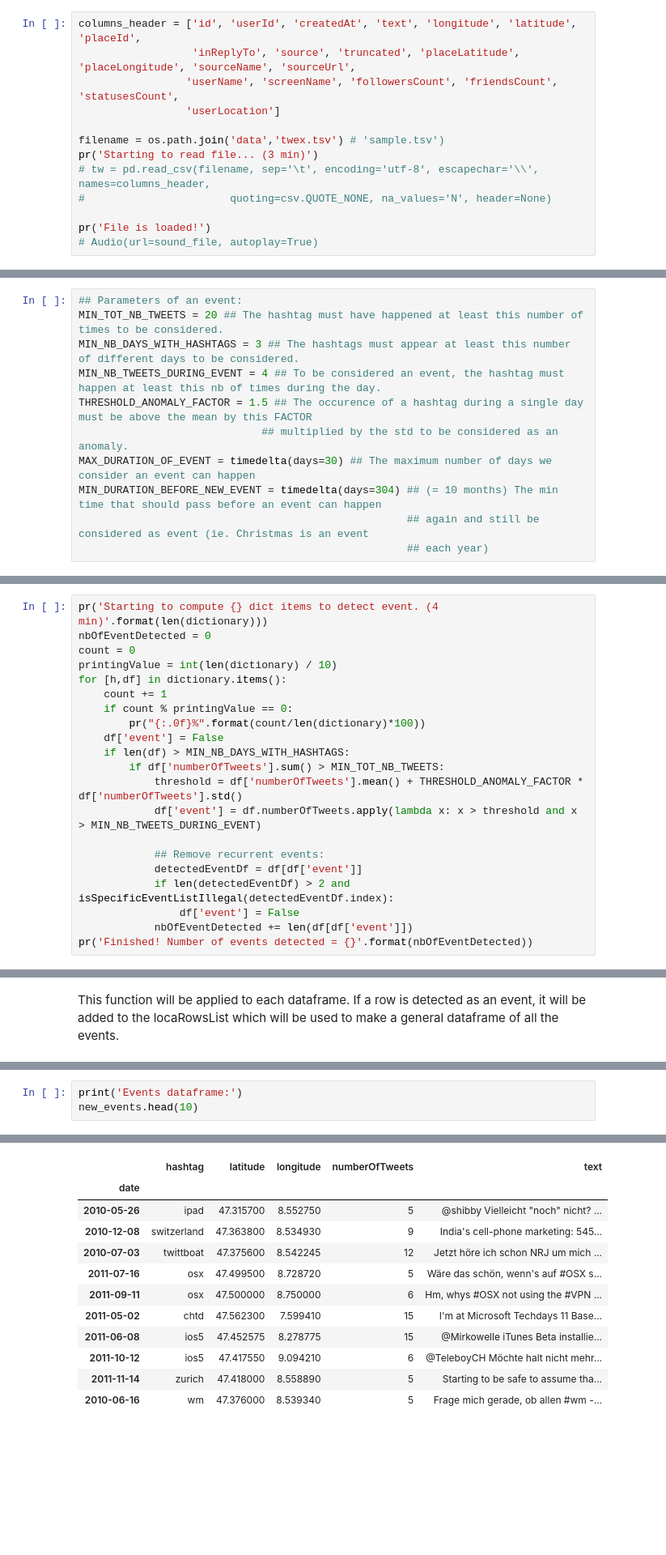
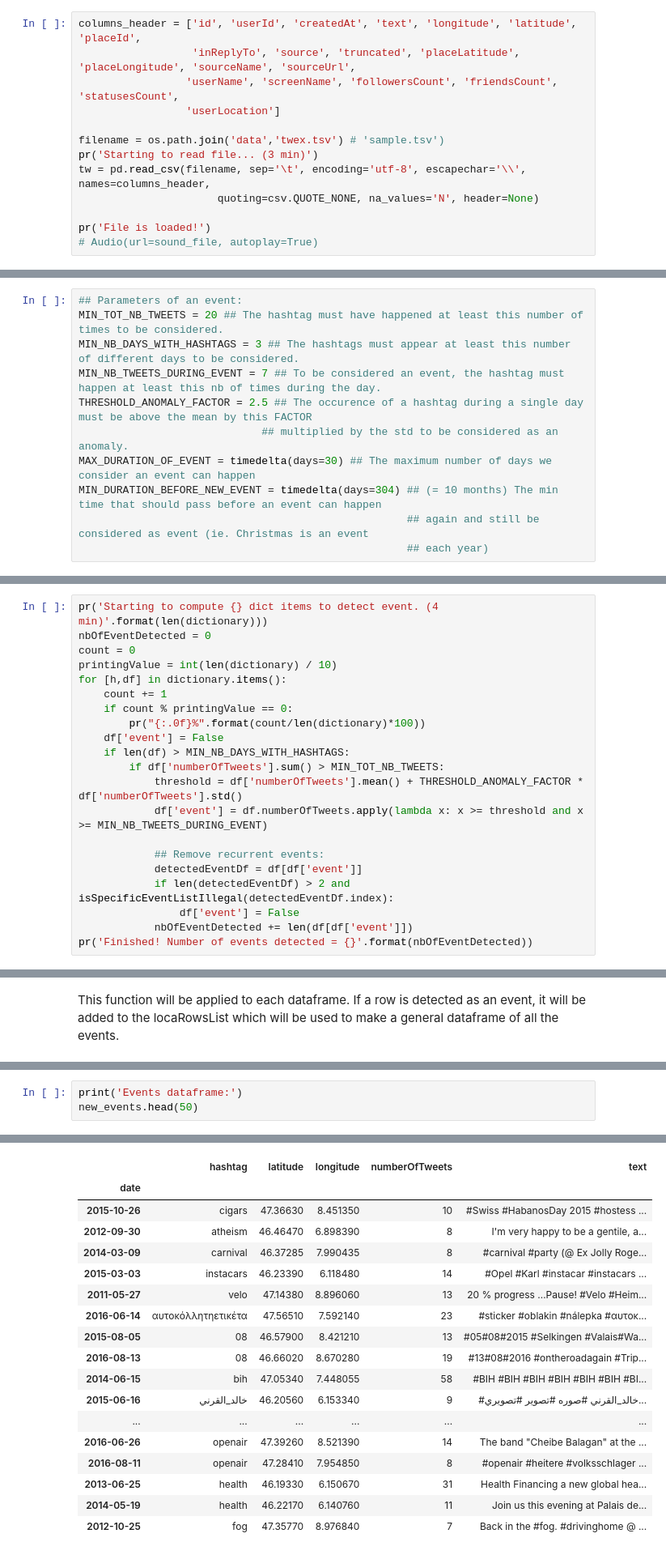
Before and after one commit to enrabre/AdaEPFL-Project, a Jupyter notebook: EventDetectionv2.1.ipynb, the cells around one changed output, grey strips where cells are left out. Shown: that part at 81% size. Saved outputs shown, nothing was run; the diff lists cells and outputs as text; blank space fills up the shorter version.

```diff
--- a/EventDetectionv2.1.ipynb
+++ b/EventDetectionv2.1.ipynb
@@ -46,8 +46,8 @@ columns_header = ['id', 'userId', 'createdAt', 'text', 'longitude', 'latitude',
 
 filename = os.path.join('data','twex.tsv') # 'sample.tsv')
 pr('Starting to read file... (3 min)')
-# tw = pd.read_csv(filename, sep='\t', encoding='utf-8', escapechar='\\', names=columns_header,
-#                       quoting=csv.QUOTE_NONE, na_values='N', header=None)
+tw = pd.read_csv(filename, sep='\t', encoding='utf-8', escapechar='\\', names=columns_header,
+                      quoting=csv.QUOTE_NONE, na_values='N', header=None)
 
 pr('File is loaded!')
 # Audio(url=sound_file, autoplay=True)
@@ -280,8 +282,8 @@ Parameters that define events:
 ## Parameters of an event:
 MIN_TOT_NB_TWEETS = 20 ## The hashtag must have happened at least this number of times to be considered.
 MIN_NB_DAYS_WITH_HASHTAGS = 3 ## The hashtags must appear at least this number of different days to be considered.
-MIN_NB_TWEETS_DURING_EVENT = 4 ## To be considered an event, the hashtag must happen at least this nb of times during the day.
-THRESHOLD_ANOMALY_FACTOR = 1.5 ## The occurence of a hashtag during a single day must be above the mean by this FACTOR
+MIN_NB_TWEETS_DURING_EVENT = 7 ## To be considered an event, the hashtag must happen at least this nb of times during the day.
+THRESHOLD_ANOMALY_FACTOR = 2.5 ## The occurence of a hashtag during a single day must be above the mean by this FACTOR
                              ## multiplied by the std to be considered as an anomaly.
 MAX_DURATION_OF_EVENT = timedelta(days=30) ## The maximum number of days we consider an event can happen
 MIN_DURATION_BEFORE_NEW_EVENT = timedelta(days=304) ## (= 10 months) The min time that should pass before an event can happen
@@ -347,7 +349,7 @@ for [h,df] in dictionary.items():
     if len(df) > MIN_NB_DAYS_WITH_HASHTAGS:
         if df['numberOfTweets'].sum() > MIN_TOT_NB_TWEETS:
             threshold = df['numberOfTweets'].mean() + THRESHOLD_ANOMALY_FACTOR * df['numberOfTweets'].std()
-            df['event'] = df.numberOfTweets.apply(lambda x: x > threshold and x > MIN_NB_TWEETS_DURING_EVENT)
+            df['event'] = df.numberOfTweets.apply(lambda x: x >= threshold and x >= MIN_NB_TWEETS_DURING_EVENT)
 
             ## Remove recurrent events:
             detectedEventDf = df[df['event']]
@@ -506,20 +508,26 @@ pr('Finished! Dataframe with {} rows'.format(len(new_events)))
 # %%
 print('Events dataframe:')
-new_events.head(10)
+new_events.head(50)
 # %% [output]
 Events dataframe:
 |  | hashtag | latitude | longitude | numberOfTweets | text |
 | date |  |  |  |  |  |
-| 2010-05-26 | ipad | 47.315700 | 8.552750 | 5 | @shibby Vielleicht "noch" nicht? ... |
-| 2010-12-08 | switzerland | 47.363800 | 8.534930 | 9 | India's cell-phone marketing: 545... |
-| 2010-07-03 | twittboat | 47.375600 | 8.542245 | 12 | Jetzt höre ich schon NRJ um mich ... |
-| 2011-07-16 | osx | 47.499500 | 8.728720 | 5 | Wäre das schön, wenn's auf #OSX s... |
-| 2011-09-11 | osx | 47.500000 | 8.750000 | 6 | Hm, whys #OSX not using the #VPN ... |
-| 2011-05-02 | chtd | 47.562300 | 7.599410 | 15 | I'm at Microsoft Techdays 11 Base... |
-| 2011-06-08 | ios5 | 47.452575 | 8.278775 | 15 | @Mirkowelle iTunes Beta installie... |
-| 2011-10-12 | ios5 | 47.417550 | 9.094210 | 6 | @TeleboyCH Möchte halt nicht mehr... |
-| 2011-11-14 | zurich | 47.418000 | 8.558890 | 5 | Starting to be safe to assume tha... |
-| 2010-06-16 | wm | 47.376000 | 8.539340 | 5 | Frage mich gerade, ob allen #wm -... |
+| 2015-10-26 | cigars | 47.36630 | 8.451350 | 10 | #Swiss #HabanosDay 2015 #hostess ... |
+| 2012-09-30 | atheism | 46.46470 | 6.898390 | 8 | I'm very happy to be a gentile, a... |
+| 2014-03-09 | carnival | 46.37285 | 7.990435 | 8 | #carnival #party (@ Ex Jolly Roge... |
+| 2015-03-03 | instacars | 46.23390 | 6.118480 | 14 | #Opel #Karl #instacar #instacars ... |
+| 2011-05-27 | velo | 47.14380 | 8.896060 | 13 | 20 % progress …Pause! #Velo #Heim... |
+| 2016-06-14 | αυτοκόλλητηετικέτα | 47.56510 | 7.592140 | 23 | #sticker #oblakin #nálepka #αυτοκ... |
+| 2015-08-05 | 08 | 46.57900 | 8.421210 | 13 | #05#08#2015 #Selkingen #Valais#Wa... |
+| 2016-08-13 | 08 | 46.66020 | 8.670280 | 19 | #13#08#2016 #ontheroadagain #Trip... |
+| 2014-06-15 | bih | 47.05340 | 7.448055 | 58 | #BIH #BIH #BIH #BIH #BIH #BIH #BI... |
+| 2015-06-16 | خالد_القرني | 46.20560 | 6.153340 | 9 | #خالد_القرني #صوره #تصوير #تصويري... |
+| ... | ... | ... | ... | ... | ... |
+| 2016-06-26 | openair | 47.39260 | 8.521390 | 14 | The band "Cheibe Balagan" at the ... |
+| 2016-08-11 | openair | 47.28410 | 7.954850 | 8 | #openair #heitere #volksschlager ... |
+| 2013-06-25 | health | 46.19330 | 6.150670 | 31 | Health Financing a new global hea... |
+| 2014-05-19 | health | 46.22170 | 6.140760 | 11 | Join us this evening at Palais de... |
+| 2012-10-25 | fog | 47.35770 | 8.976840 | 7 | Back in the #fog. #drivinghome @ ... |
 # %%
 print('Linked dataframe of all days:')
 dictionary[new_events.iloc[0].hashtag].head(10)
```
Also changed, not shown: parts of 19 cells of this notebook.
